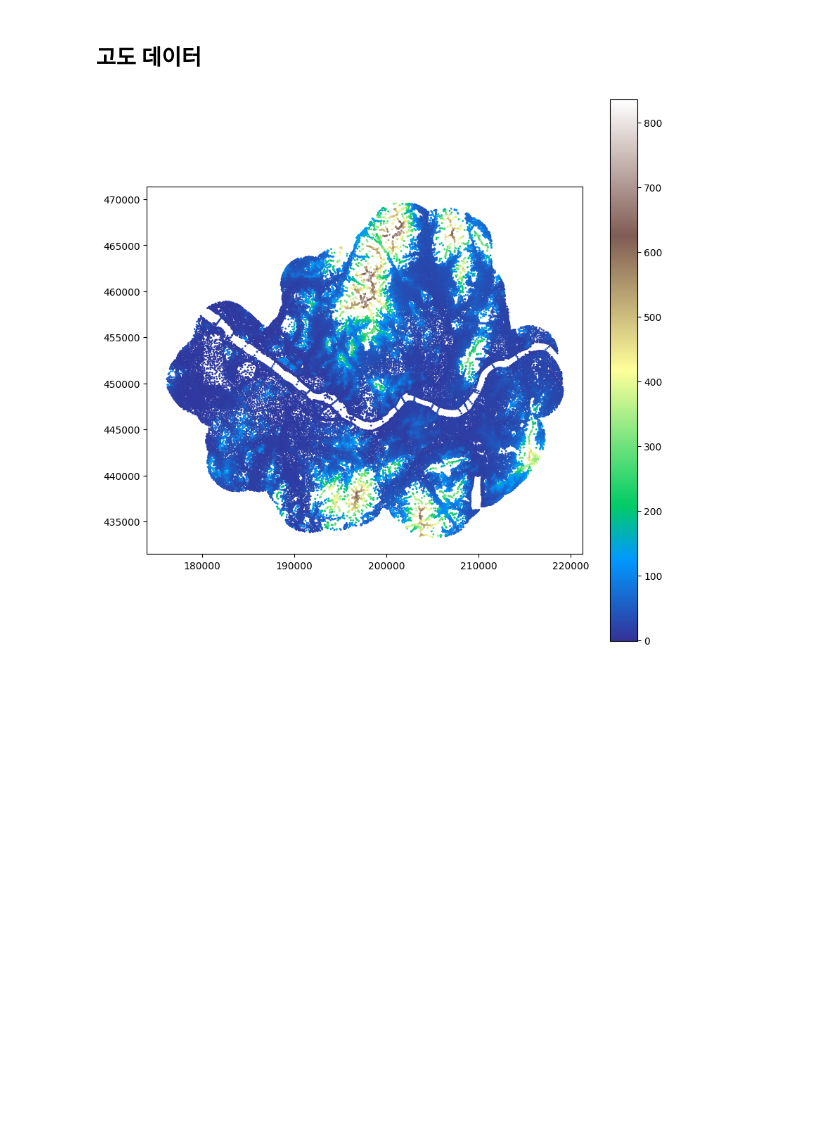
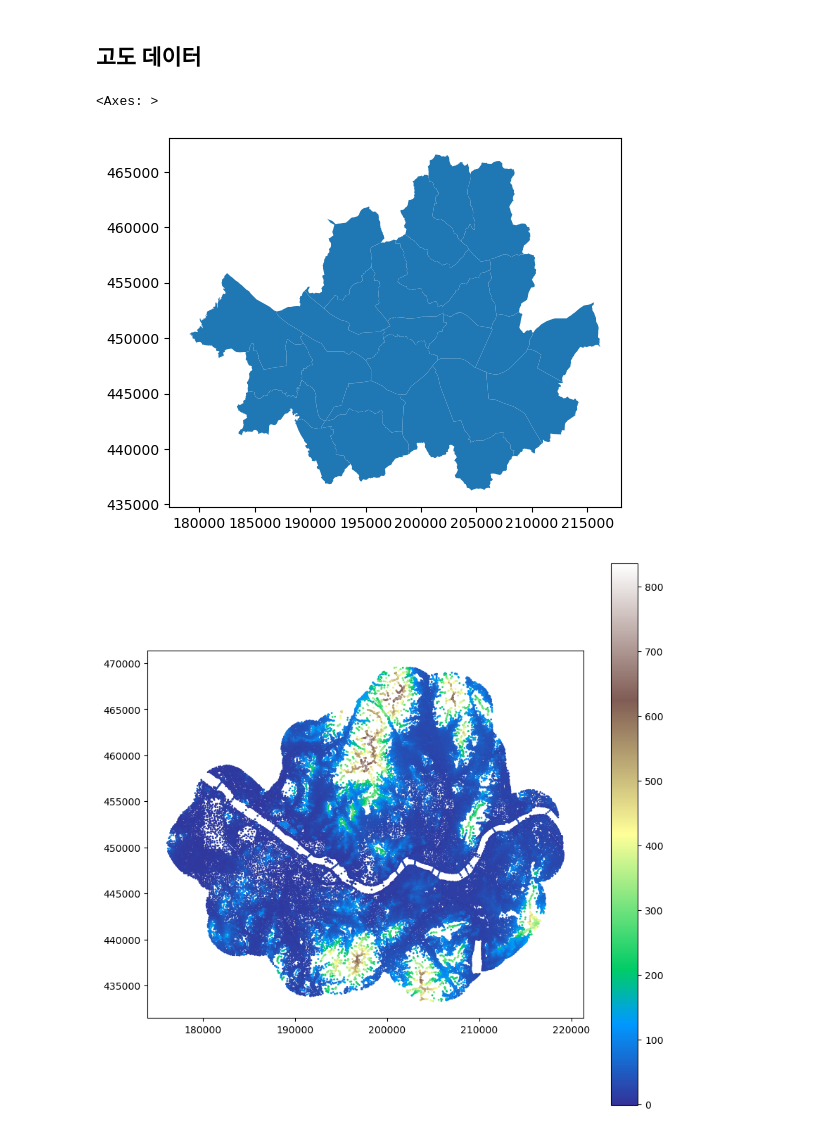
Before and after one commit to ddangchani/safetyhackathon_24, a Jupyter notebook: Geo_preprocessing.ipynb, the cells around one changed output. Drawn from its saved outputs; the diff is of its cells as text; code cells hidden in the pictures; blank space fills up the shorter version.

```diff
--- a/Geo_preprocessing.ipynb
+++ b/Geo_preprocessing.ipynb
@@ -9,5 +12,13 @@ import matplotlib.pyplot as plt
 # %% [markdown]
 ## 고도 데이터
+# %%
+# Seoul area
+
+seoul = gpd.read_file('data/seoul_geo/seoul.shp').to_crs(epsg=5174)
+seoul.plot()
+# %% [output]
+<Axes: >
+[figure, added]
 # %%
 # Load the data
 elevation = gpd.read_file('data/elevation/표고 5000/N3P_F002.shp') # crs 5174
```
Also changed, not shown: parts of 46 cells of this notebook, 59 other files.
